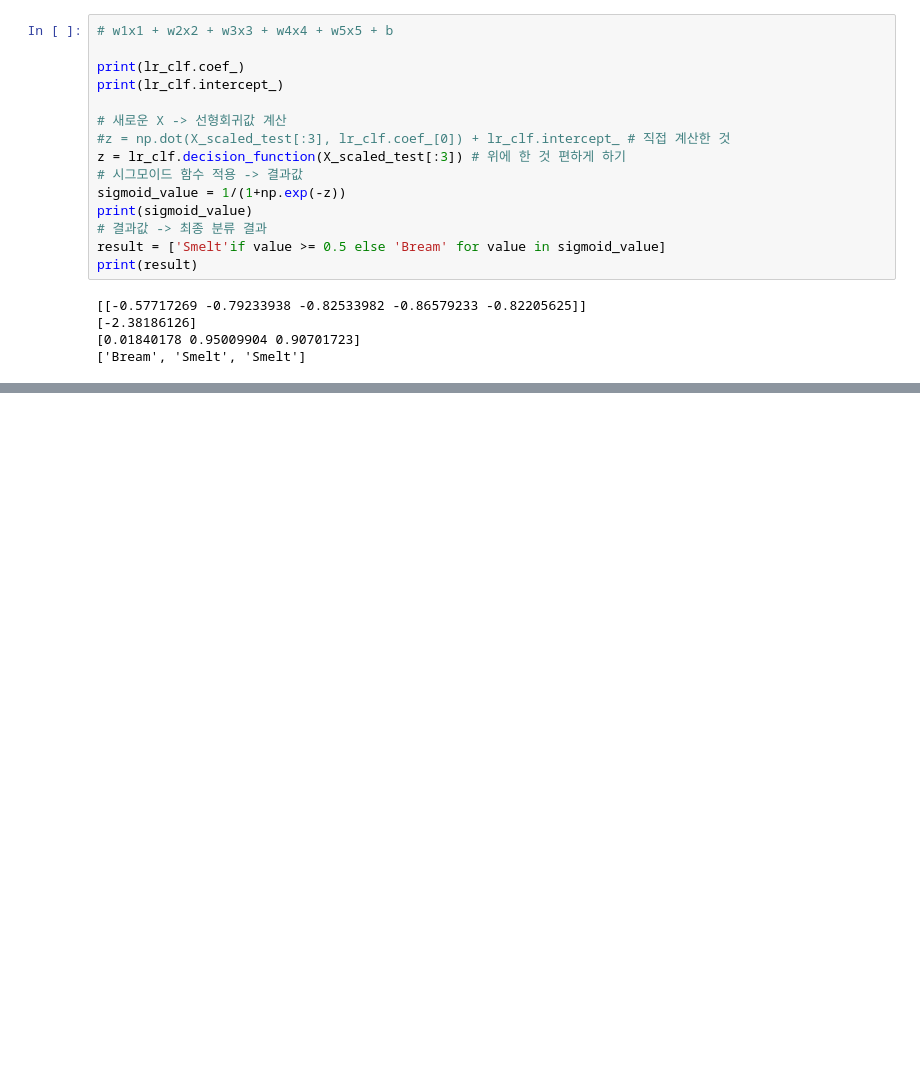
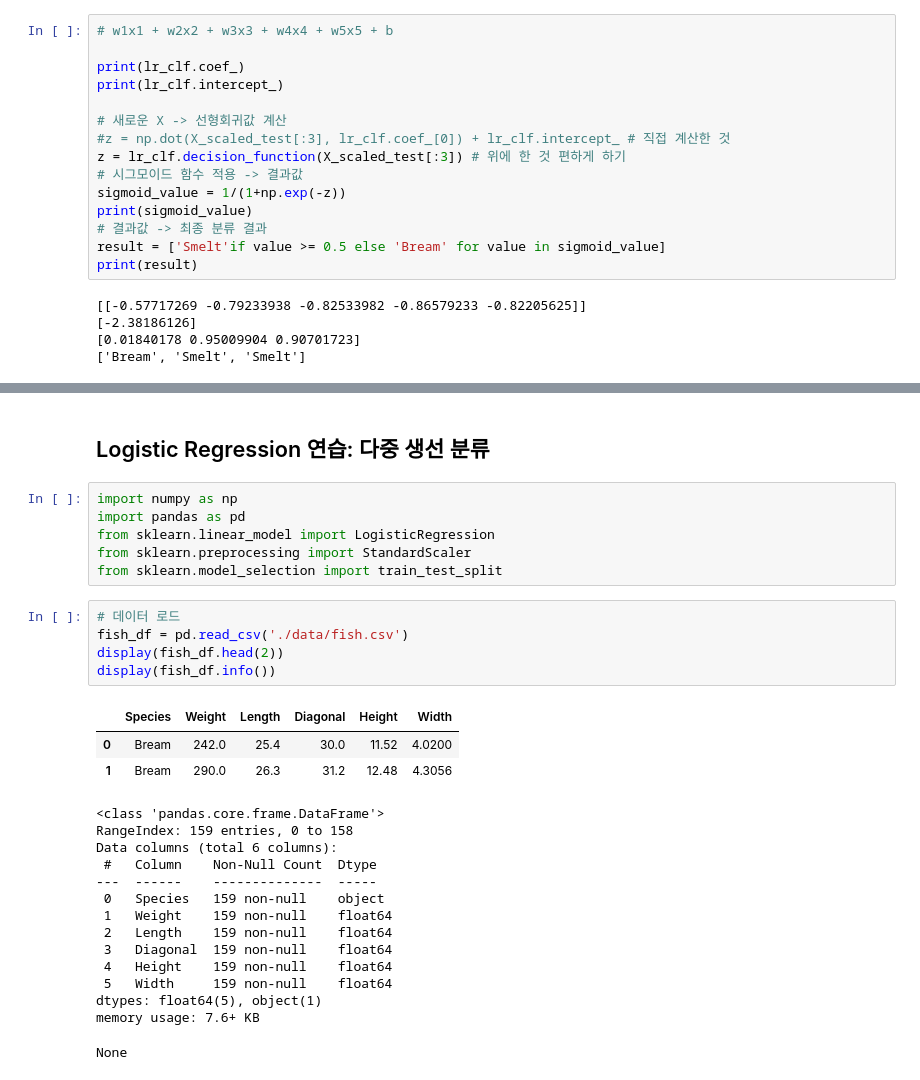
Before and after one commit to Hoonieboogie/machine_learning, a Jupyter notebook: 04_classification/01_logistic_regression.ipynb, the cells around one changed output, grey strips where cells are left out. Drawn from its saved outputs; the diff is of its cells as text; blank space fills up the shorter version.

```diff
--- a/04_classification/01_logistic_regression.ipynb
+++ b/04_classification/01_logistic_regression.ipynb
@@ -124,0 +301,31 @@ print(result)
+# %% [markdown]
+##  Logistic Regression 연습: 다중 생선 분류
+# %%
+import numpy as np
+import pandas as pd
+from sklearn.linear_model import LogisticRegression
+from sklearn.preprocessing import StandardScaler
+from sklearn.model_selection import train_test_split
+# %%
+# 데이터 로드
+fish_df = pd.read_csv('./data/fish.csv')
+display(fish_df.head(2))
+display(fish_df.info())
+# %% [output]
+|  | Species | Weight | Length | Diagonal | Height | Width |
+| 0 | Bream | 242.0 | 25.4 | 30.0 | 11.52 | 4.0200 |
+| 1 | Bream | 290.0 | 26.3 | 31.2 | 12.48 | 4.3056 |
+<class 'pandas.core.frame.DataFrame'>
+RangeIndex: 159 entries, 0 to 158
+Data columns (total 6 columns):
+ #   Column    Non-Null Count  Dtype
+---  ------    --------------  -----
+ 0   Species   159 non-null    object
+ 1   Weight    159 non-null    float64
+ 2   Length    159 non-null    float64
+ 3   Diagonal  159 non-null    float64
+ 4   Height    159 non-null    float64
+ 5   Width     159 non-null    float64
+dtypes: float64(5), object(1)
+memory usage: 7.6+ KB
+None
```
Also changed, not shown: parts of 19 cells of this notebook, 11 other files.
